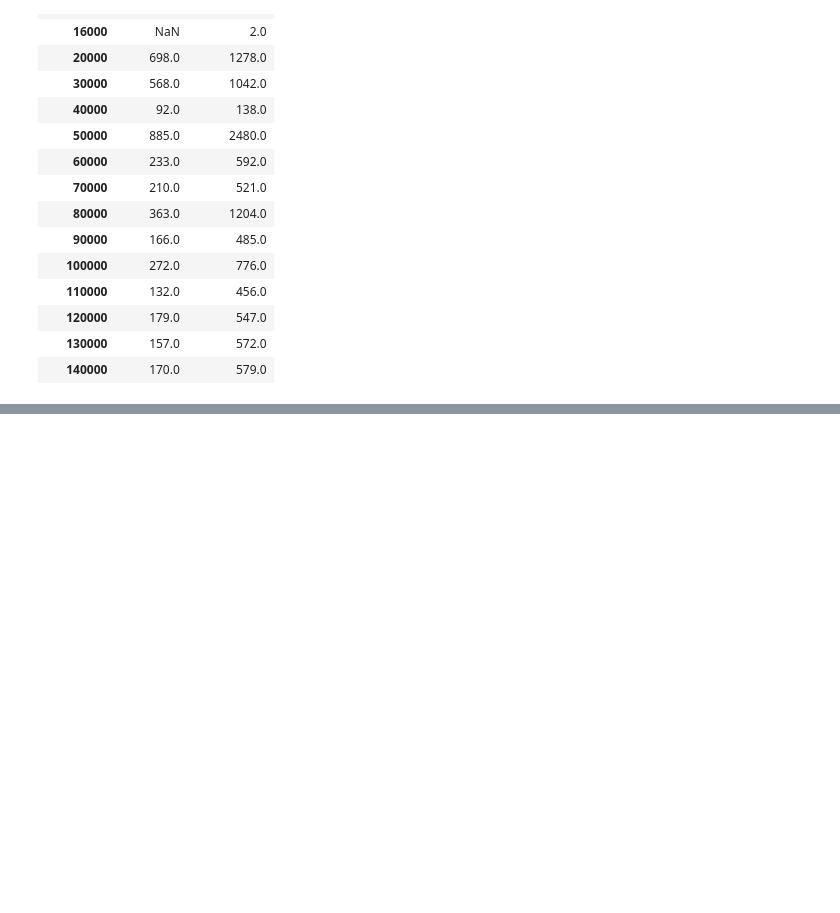
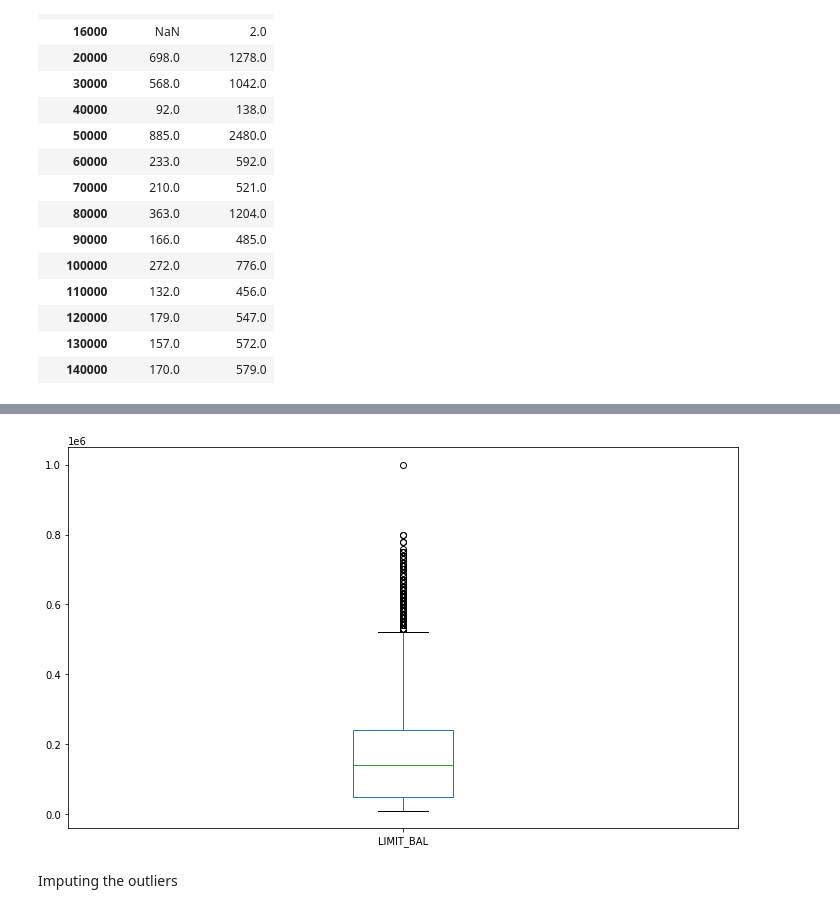
Before and after one commit to Malikarbaaz/CREDIT_CARD_DEFAULT_PREDICTION, a Jupyter notebook: Copy_of_Credit_Card_Default_Prediction_Capstone_Project.ipynb, the cells around one changed output, grey strips where cells are left out. Saved outputs shown, nothing was run; the diff lists cells and outputs as text; code cells hidden in the pictures; blank space fills up the shorter version.

```diff
--- a/Copy_of_Credit_Card_Default_Prediction_Capstone_Project.ipynb
+++ b/Copy_of_Credit_Card_Default_Prediction_Capstone_Project.ipynb
@@ -456,0 +463,9 @@ for i,col in enumerate(pay):
+# %%
+#Using boxplot to identify the outlier in the dataset
+plt.figure(figsize=(12,7))
+df["LIMIT_BAL"].plot(kind="box")
+plt.show()
+# %% [output]
+[figure, added]
+# %% [markdown]
+Imputing the outliers
```
Also changed, not shown: parts of 9 cells of this notebook.
